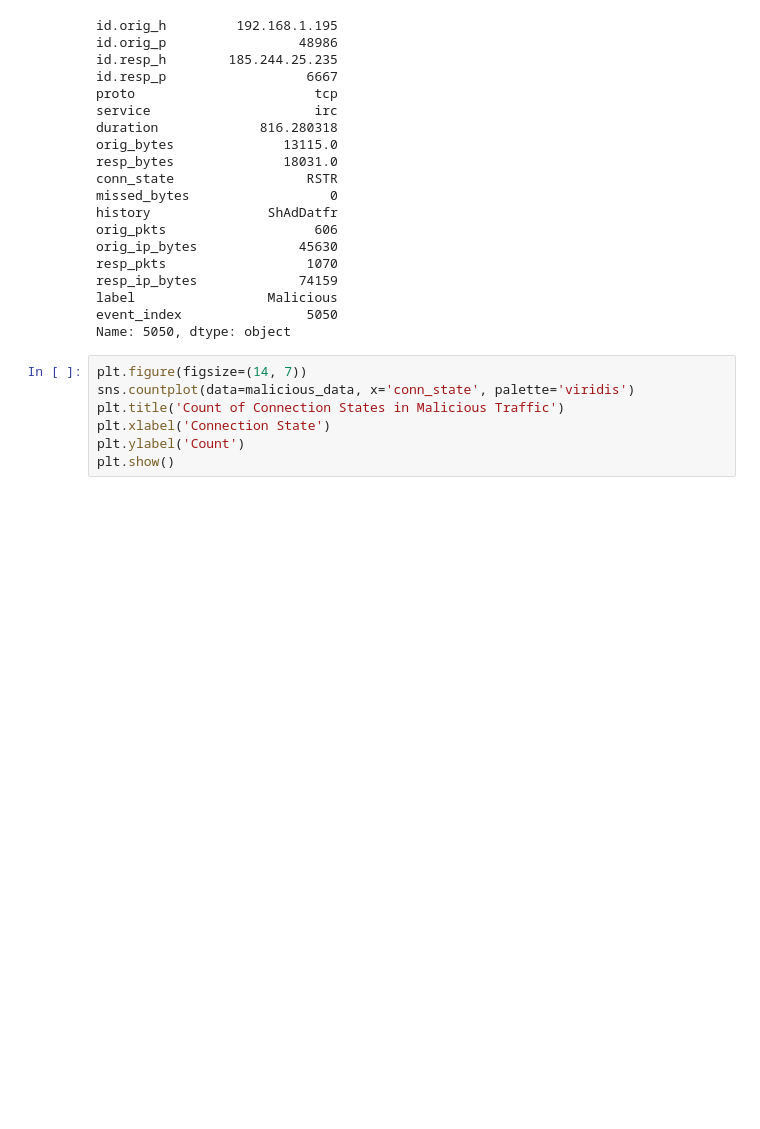
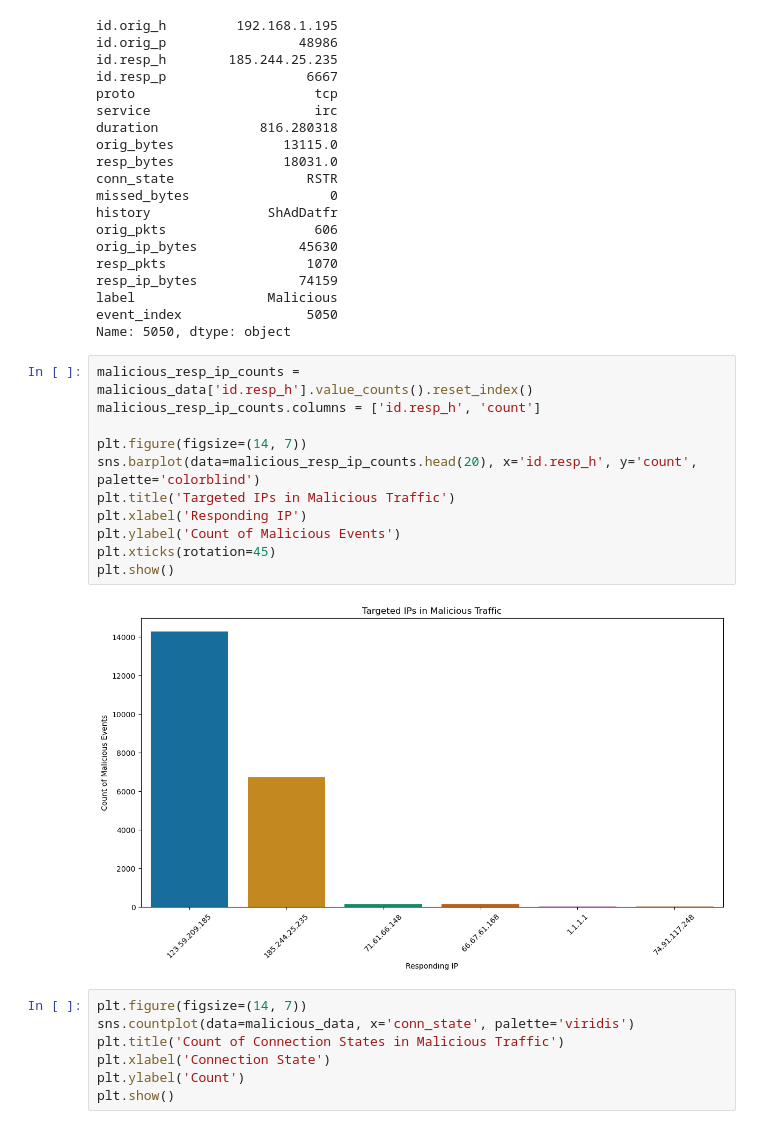
Before and after one commit to sdave777/Internet-of-Things_IDS_Data, a Jupyter notebook: Scratch.ipynb, the cells around one changed output. Drawn from its saved outputs; the diff is of its cells as text; blank space fills up the shorter version.

Commit message:
Changed direction, focus on targeted IP addresses

```diff
--- a/Scratch.ipynb
+++ b/Scratch.ipynb
@@ -195,6 +195,19 @@ resp_ip_bytes             74159
 label                 Malicious
 event_index                5050
 Name: 5050, dtype: object
+# %%
+malicious_resp_ip_counts = malicious_data['id.resp_h'].value_counts().reset_index()
+malicious_resp_ip_counts.columns = ['id.resp_h', 'count']
+
+plt.figure(figsize=(14, 7))
+sns.barplot(data=malicious_resp_ip_counts.head(20), x='id.resp_h', y='count', palette='colorblind')
+plt.title('Targeted IPs in Malicious Traffic')
+plt.xlabel('Responding IP')
+plt.ylabel('Count of Malicious Events')
+plt.xticks(rotation=45)
+plt.show()
+# %% [output]
+[figure, added]
 # %%
 plt.figure(figsize=(14, 7))
 sns.countplot(data=malicious_data, x='conn_state', palette='viridis')
```
Also changed, not shown: parts of 5 cells of this notebook, 5 other files.
